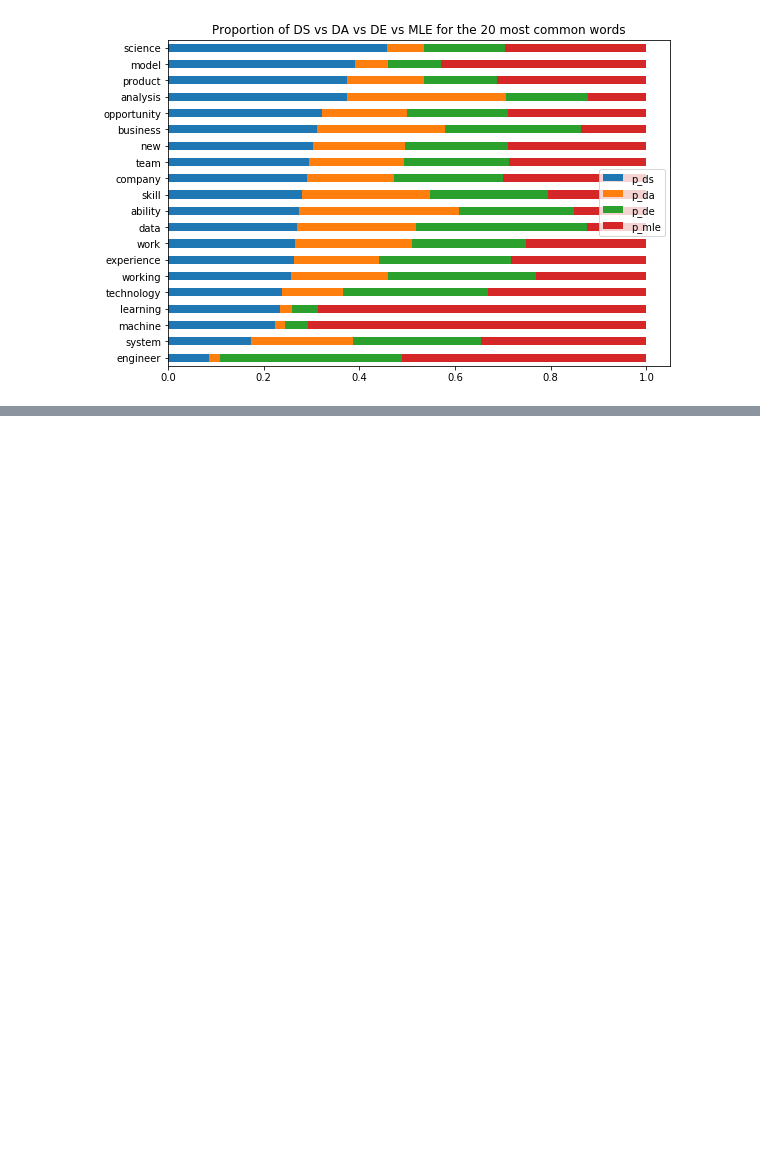
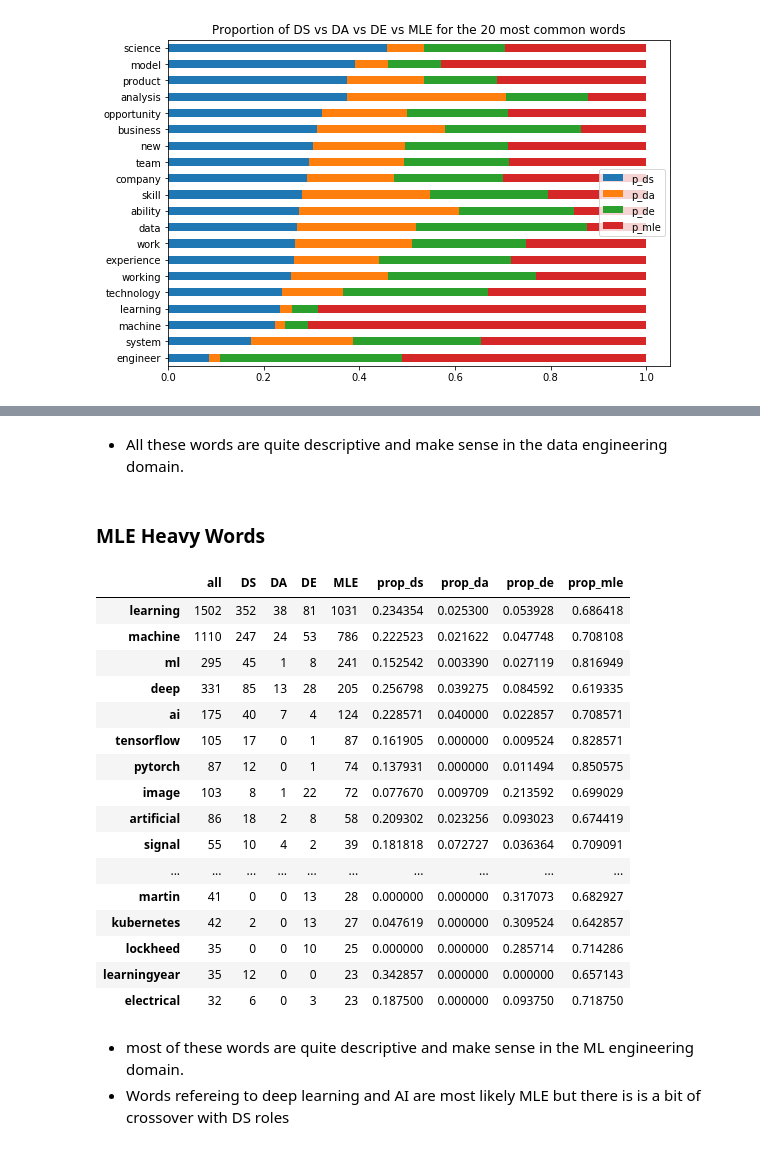
Before and after one commit to Brandon-Martinez27/data-job-resume-booster, a Jupyter notebook: explore.ipynb, the cells around one changed output, grey strips where cells are left out. Drawn from its saved outputs; the diff is of its cells as text; code cells hidden in the pictures; blank space fills up the shorter version.

```diff
--- a/explore.ipynb
+++ b/explore.ipynb
@@ -262,0 +260,4 @@ for i , n in combos:
+# %%
+# filtering words that occur less than 32 times
+word_counts = word_counts[word_counts['all'] >= 32]
+word_counts.info()
@@ -262,0 +337,27 @@ for i , n in combos:
+# %% [markdown]
+- All these words are quite descriptive and make sense in the data engineering domain.
+# %% [markdown]
+### MLE Heavy Words
+# %%
+word_counts[word_counts.prop_mle > .6].sort_values(by='MLE', ascending=False)
+# %% [output]
+|  | all | DS | DA | DE | MLE | prop_ds | prop_da | prop_de | prop_mle |
+| learning | 1502 | 352 | 38 | 81 | 1031 | 0.234354 | 0.025300 | 0.053928 | 0.686418 |
+| machine | 1110 | 247 | 24 | 53 | 786 | 0.222523 | 0.021622 | 0.047748 | 0.708108 |
+| ml | 295 | 45 | 1 | 8 | 241 | 0.152542 | 0.003390 | 0.027119 | 0.816949 |
+| deep | 331 | 85 | 13 | 28 | 205 | 0.256798 | 0.039275 | 0.084592 | 0.619335 |
+| ai | 175 | 40 | 7 | 4 | 124 | 0.228571 | 0.040000 | 0.022857 | 0.708571 |
+| tensorflow | 105 | 17 | 0 | 1 | 87 | 0.161905 | 0.000000 | 0.009524 | 0.828571 |
+| pytorch | 87 | 12 | 0 | 1 | 74 | 0.137931 | 0.000000 | 0.011494 | 0.850575 |
+| image | 103 | 8 | 1 | 22 | 72 | 0.077670 | 0.009709 | 0.213592 | 0.699029 |
+| artificial | 86 | 18 | 2 | 8 | 58 | 0.209302 | 0.023256 | 0.093023 | 0.674419 |
+| signal | 55 | 10 | 4 | 2 | 39 | 0.181818 | 0.072727 | 0.036364 | 0.709091 |
+| ... | ... | ... | ... | ... | ... | ... | ... | ... | ... |
+| martin | 41 | 0 | 0 | 13 | 28 | 0.000000 | 0.000000 | 0.317073 | 0.682927 |
+| kubernetes | 42 | 2 | 0 | 13 | 27 | 0.047619 | 0.000000 | 0.309524 | 0.642857 |
+| lockheed | 35 | 0 | 0 | 10 | 25 | 0.000000 | 0.000000 | 0.285714 | 0.714286 |
+| learningyear | 35 | 12 | 0 | 0 | 23 | 0.342857 | 0.000000 | 0.000000 | 0.657143 |
+| electrical | 32 | 6 | 0 | 3 | 23 | 0.187500 | 0.000000 | 0.093750 | 0.718750 |
+# %% [markdown]
+- most of these words are quite descriptive and make sense in the ML engineering domain.
+- Words refereing to deep learning and AI are most likely MLE but there is is a bit of crossover with DS roles
```
Also changed, not shown: parts of 27 cells of this notebook.
